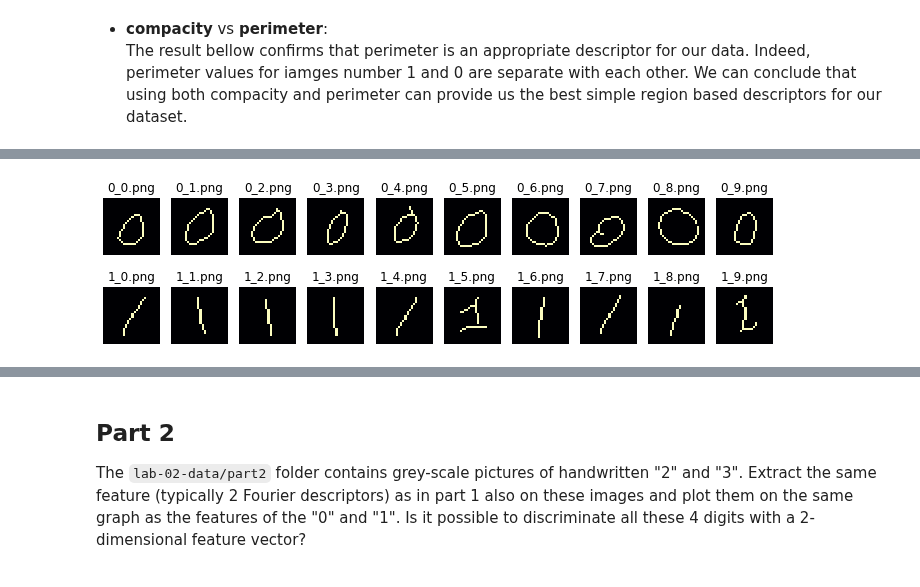
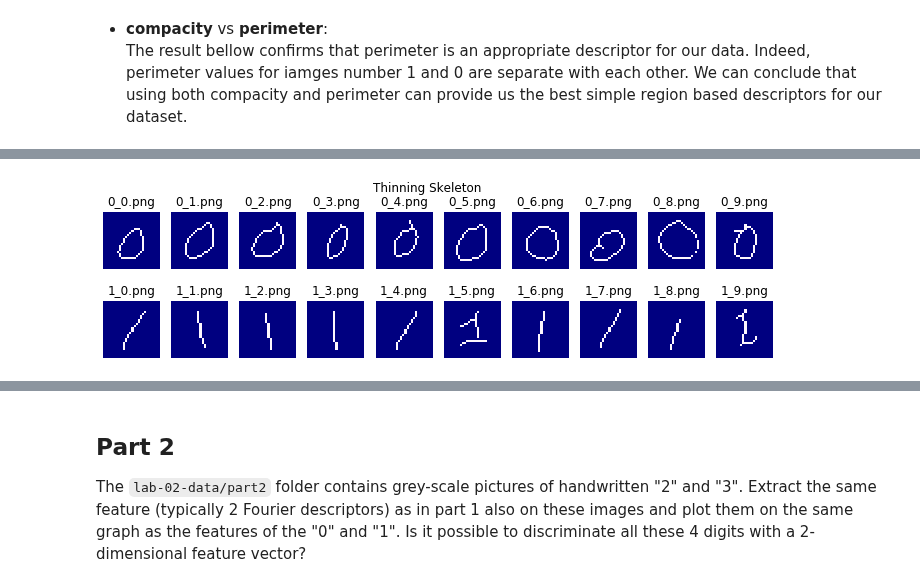
Before and after one commit to dhruti96shah/iapr-2020, a Jupyter notebook: labs/lab_02_object_description_mahdi.ipynb, the cells around one changed output, grey strips where cells are left out. Drawn from its saved outputs; the diff is of its cells as text; code cells hidden in the pictures.

Commit message:
skeleton completed.

```diff
--- a/labs/lab_02_object_description_mahdi.ipynb
+++ b/labs/lab_02_object_description_mahdi.ipynb
@@ -201,37 +359,40 @@ plotFeatures(compacity, perimeter)
 # %%
-from skimage.morphology import skeletonize
+from skimage.morphology import medial_axis, skeletonize
 import cv2
 import numpy as np
 
 skeleton_zero=[]
+median_skeleton_zero=[]
+median_skeleton_zero_r = []
 Binary=[]
 for im, nm in zip(zeros_im, zeros_names):
     # Transforming image to binary image
-    ret,thresh = cv2.threshold(im,220,255,cv2.THRESH_BINARY)
+    ret,thresh = cv2.threshold(im,230,255,cv2.THRESH_BINARY)
     np_img = np.array(thresh)
     np_img[np_img > 0] = 1
     # Skeletonizing the image
     skeleton_zero.append(skeletonize(np_img))
 
 skeleton_one=[]
 Binary=[]
 for im, nm in zip(ones_im, ones_names):
     # Transforming image to binary image
     ret,thresh = cv2.threshold(im,230,255,cv2.THRESH_BINARY)
     np_img = np.array(thresh)
     np_img[np_img > 0] = 1
     # Skeletonizing the image
     skeleton_one.append(skeletonize(np_img))
 
 # Plotting the skeletons
 fig, axes = plt.subplots(2, len(zeros_im), figsize=(12, 3))
+plt.suptitle('Thinning Skeleton')
 for ax, im, nm in zip(axes[0], skeleton_zero, zeros_names):
-    ax.imshow(im, cmap='magma')
+    ax.imshow(im, cmap='gist_ncar')
     ax.axis('off')
     ax.set_title(nm)
 for ax, im, nm in zip(axes[1], skeleton_one, ones_names):
-    ax.imshow(im, cmap='magma')
+    ax.imshow(im, cmap='gist_ncar')
     ax.axis('off')
     ax.set_title(nm)
 # %% [output]
-[figure, old version]
+[figure, new version]
```
Also changed, not shown: parts of 16 cells of this notebook.
